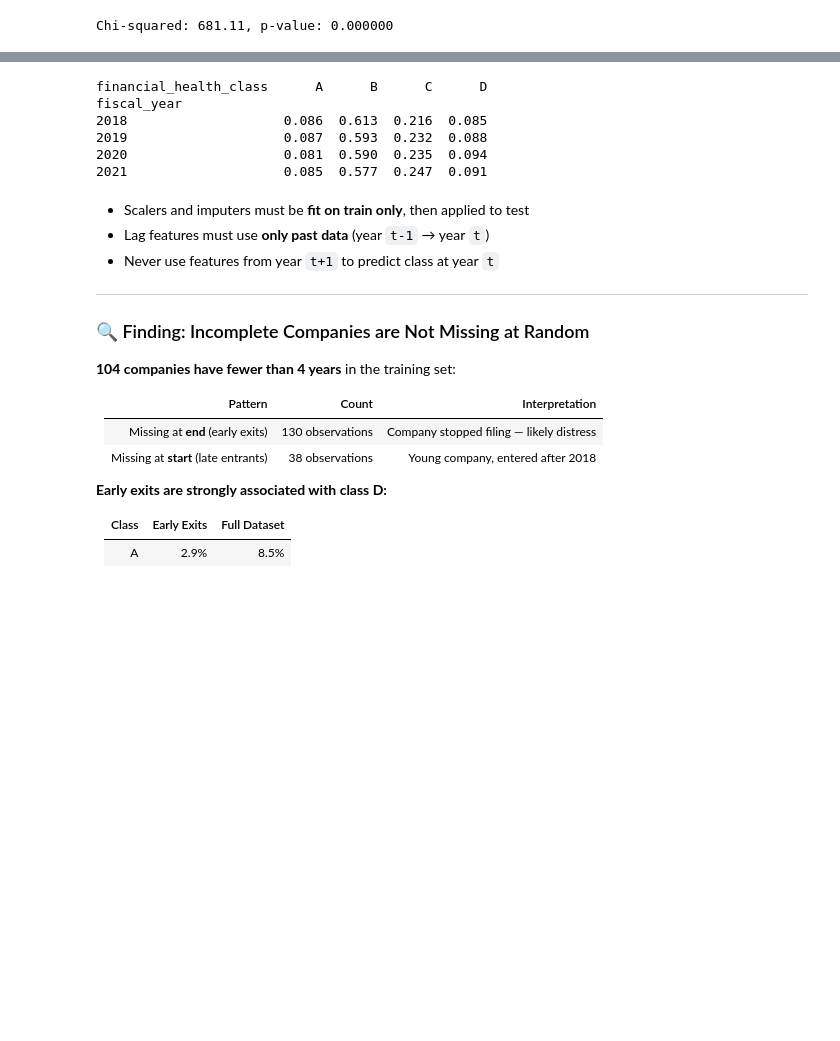
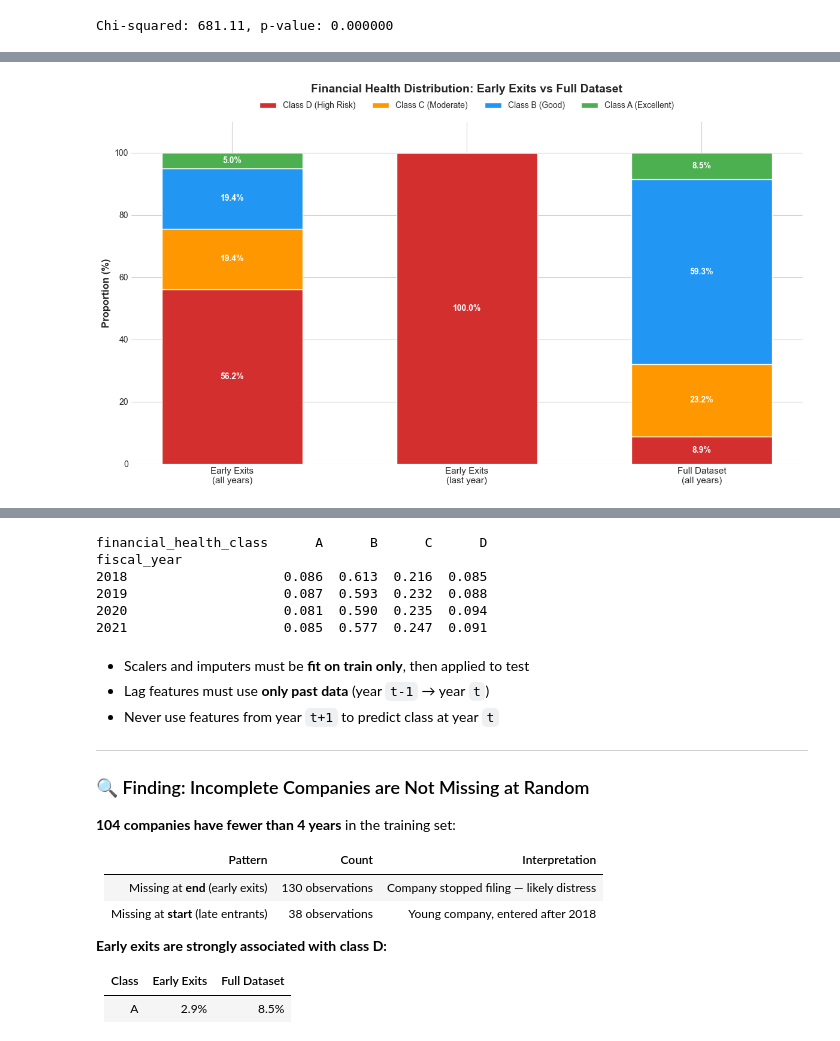
Before and after one commit to LolloPaz/ifc, a Jupyter notebook: notebooks/01_eda.ipynb, the cells around one changed output, grey strips where cells are left out. Cells and saved outputs as stored; diff of their text form; code cells hidden in the pictures; blank space fills up the shorter version.

```diff
--- a/notebooks/01_eda.ipynb
+++ b/notebooks/01_eda.ipynb
@@ -351,3 +343,52 @@ plt.show()
+# %%
+import matplotlib.pyplot as plt
+import numpy as np
+
+categories = ['Early Exits\n(all years)', 'Early Exits\n(last year)', 'Full Dataset\n(all years)']
+class_d = [56.2, 100.0, 8.9]
+class_c = [19.4, 0.0,   23.2]
+class_b = [19.4, 0.0,   59.3]
+class_a = [5.0,  0.0,   8.5]
+
+x = np.arange(len(categories))
+width = 0.6
+
+fig, ax = plt.subplots(figsize=(12, 7))
+
+ax.bar(x, class_d, width, label='Class D (High Risk)',  color='#d32f2f')
+ax.bar(x, class_c, width, bottom=np.array(class_d), label='Class C (Moderate)', color='#ff9800')
+ax.bar(x, class_b, width, bottom=np.array(class_d)+np.array(class_c), label='Class B (Good)', color='#2196f3')
+ax.bar(x, class_a, width, bottom=np.array(class_d)+np.array(class_c)+np.array(class_b), label='Class A (Excellent)', color='#4caf50')
+
+ax.set_ylabel('Proportion (%)', fontsize=12, fontweight='bold')
+ax.set_title('Financial Health Distribution: Early Exits vs Full Dataset', fontsize=14, fontweight='bold', pad=35)
+ax.set_xticks(x)
+ax.set_xticklabels(categories, fontsize=11)
+ax.set_ylim(0, 110)
+
+
+ax.legend(loc='upper center', bbox_to_anchor=(0.5, 1.08), ncol=4, frameon=False)
+
+#Percentages for all classes (threshold > 3 to display even 5%)
+all_classes = [class_d, class_c, class_b, class_a]
+bottoms = [
+    [0]*3,
+    np.array(class_d),
+    np.array(class_d) + np.array(class_c),
+    np.array(class_d) + np.array(class_c) + np.array(class_b),
+]
+
+for values, bottom in zip(all_classes, bottoms):
+    for i, (v, b) in enumerate(zip(values, bottom)):
+        if v > 3:
+            ax.text(i, b + v/2, f'{v:.1f}%', ha='center', va='center',
+                    fontsize=10, fontweight='bold', color='white')
+
+plt.tight_layout()
+plt.savefig(OUTPUT_PATH / "exit_trajectory.png", dpi=150, bbox_inches="tight")
+plt.show()
+# %% [output]
+[figure, added]
 # %%
 import matplotlib.pyplot as plt
 from matplotlib.patches import FancyBboxPatch, FancyArrowPatch
```
Also changed, not shown: parts of 54 cells of this notebook.
